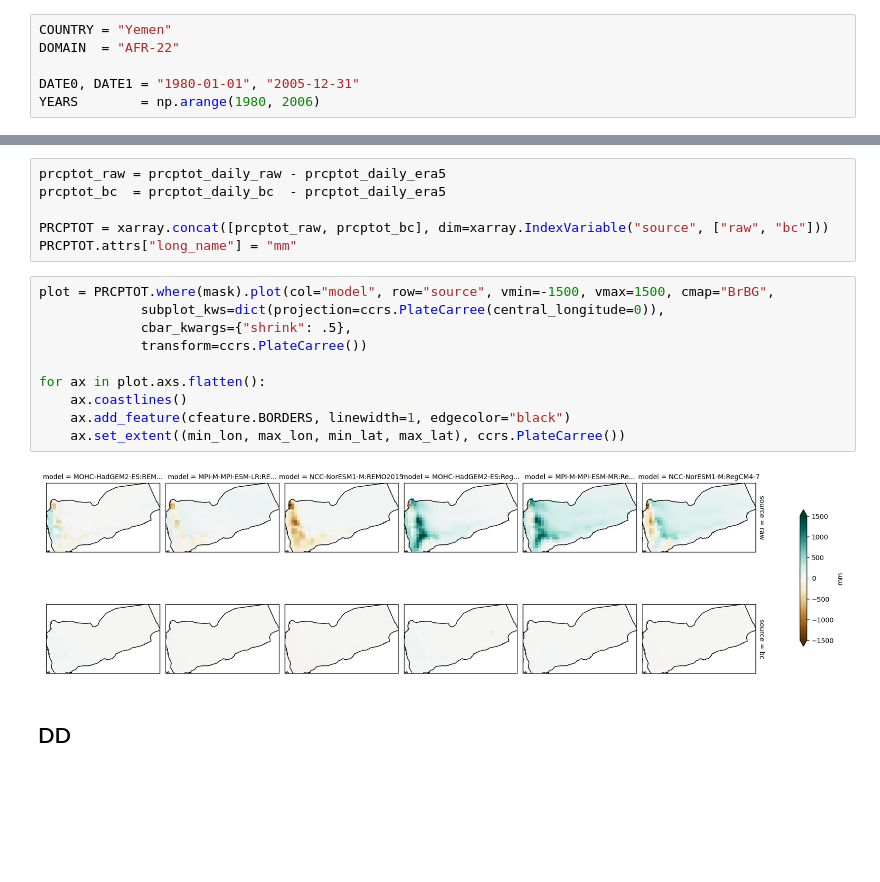
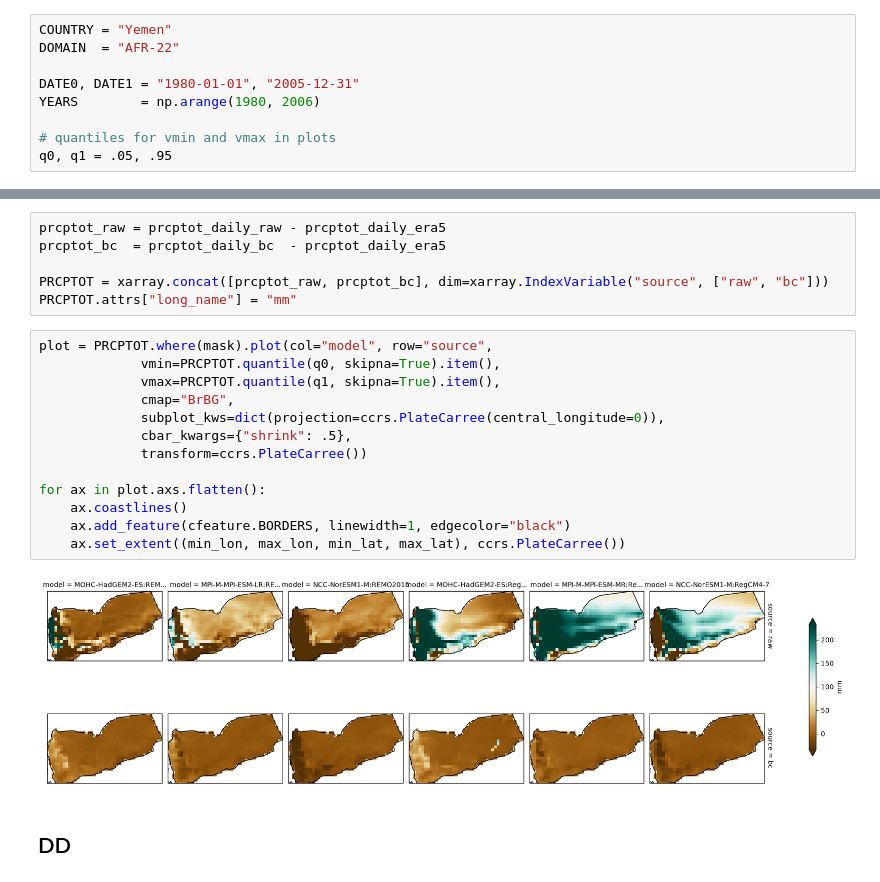
Before and after one commit to zequihg50/cava-analytics-datalab, a Jupyter notebook: temp-and-precip-indicators.ipynb, the cells around one changed output, grey strips where cells are left out. Drawn from its saved outputs; the diff is of its cells as text; blank space fills up the shorter version.

```diff
--- a/temp-and-precip-indicators.ipynb
+++ b/temp-and-precip-indicators.ipynb
@@ -22,6 +20,9 @@ DOMAIN  = "AFR-22"
 
 DATE0, DATE1 = "1980-01-01", "2005-12-31"
 YEARS        = np.arange(1980, 2006)
+
+# quantiles for vmin and vmax in plots
+q0, q1 = .05, .95
 # %%
 with open("ne_110m_admin_0_countries.geojson", "r", encoding="utf-8") as f:
     countries = json.load(f)
@@ -317,17 +317,20 @@ prcptot_bc  = prcptot_daily_bc  - prcptot_daily_era5
 PRCPTOT = xarray.concat([prcptot_raw, prcptot_bc], dim=xarray.IndexVariable("source", ["raw", "bc"]))
 PRCPTOT.attrs["long_name"] = "mm"
 # %%
-plot = PRCPTOT.where(mask).plot(col="model", row="source", vmin=-1500, vmax=1500, cmap="BrBG",
+plot = PRCPTOT.where(mask).plot(col="model", row="source",
+             vmin=PRCPTOT.quantile(q0, skipna=True).item(),
+             vmax=PRCPTOT.quantile(q1, skipna=True).item(),
+             cmap="BrBG",
              subplot_kws=dict(projection=ccrs.PlateCarree(central_longitude=0)),
              cbar_kwargs={"shrink": .5},
              transform=ccrs.PlateCarree())
 
 for ax in plot.axs.flatten():
     ax.coastlines()
     ax.add_feature(cfeature.BORDERS, linewidth=1, edgecolor="black")
     ax.set_extent((min_lon, max_lon, min_lat, max_lat), ccrs.PlateCarree())
 # %% [output]
-[figure, old version]
+[figure, new version]
 # %% [markdown]
 ## DD
 # %%
```
Also changed, not shown: parts of 14 cells of this notebook, 3 other files.
